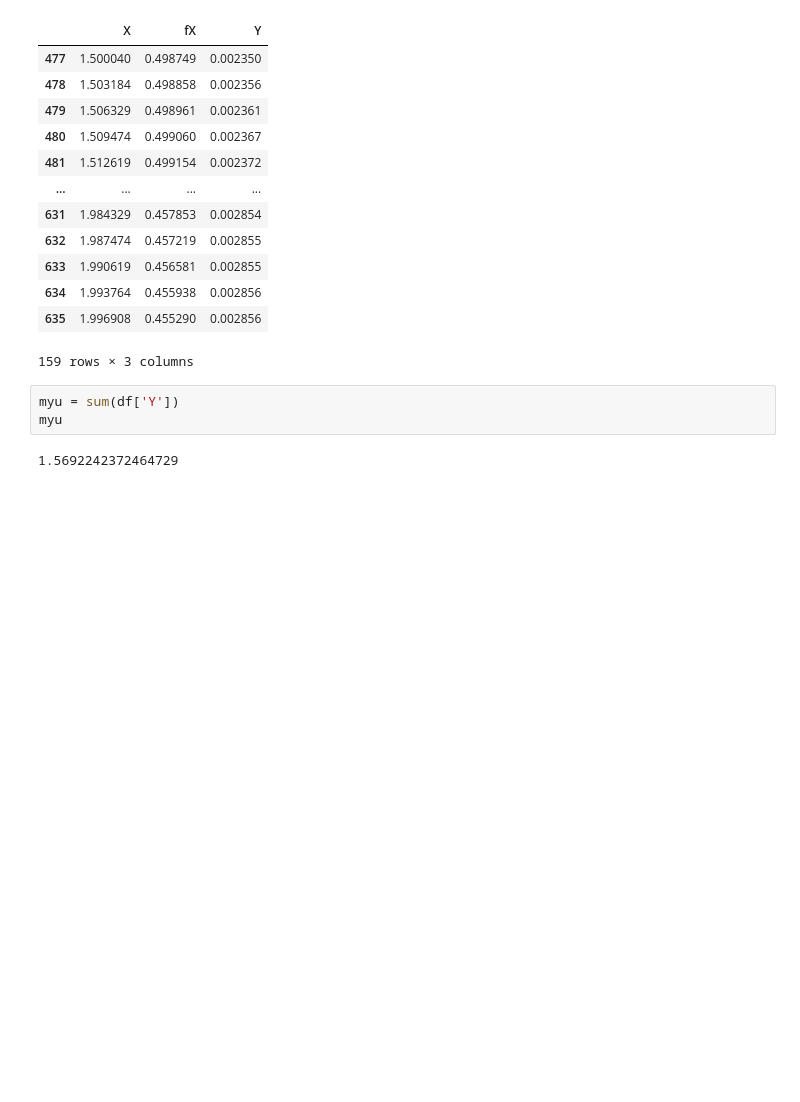
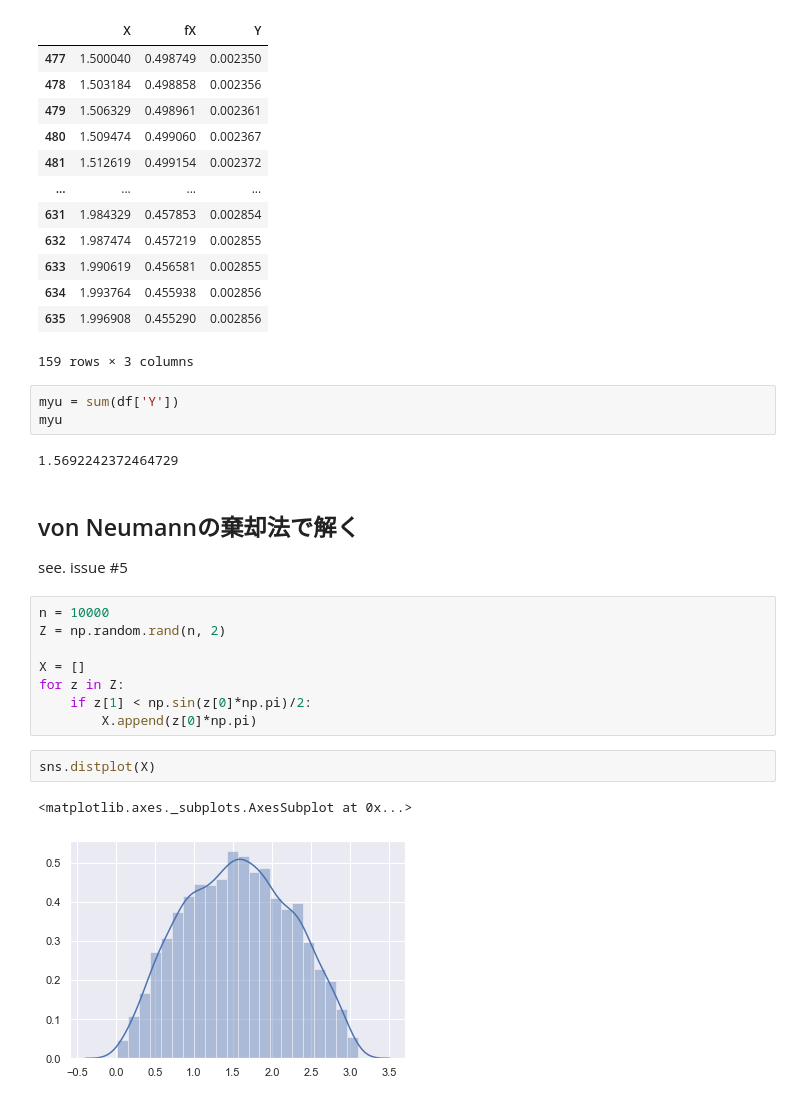
Before and after one commit to RTstudy/StatisticsStudy, a Jupyter notebook: exercise_05/exercise_05-1_matsudo840.ipynb, the cells around one changed output. Saved outputs shown, nothing was run; the diff lists cells and outputs as text; blank space fills up the shorter version.

Commit message:
add von Neumann solution (issue #5)

```diff
--- a/exercise_05/exercise_05-1_matsudo840.ipynb
+++ b/exercise_05/exercise_05-1_matsudo840.ipynb
@@ -51,3 +53,20 @@ myu = sum(df['Y'])
 myu
 # %% [output]
 1.5692242372464729
+# %% [markdown]
+## von Neumannの棄却法で解く
+
+see. issue #5
+# %%
+n = 10000
+Z = np.random.rand(n, 2)
+
+X = []
+for z in Z:
+    if z[1] < np.sin(z[0]*np.pi)/2:
+        X.append(z[0]*np.pi)
+# %%
+sns.distplot(X)
+# %% [output]
+<matplotlib.axes._subplots.AxesSubplot at 0x...>
+[figure, added]
```
Also changed, not shown: parts of 1 cell of this notebook.
